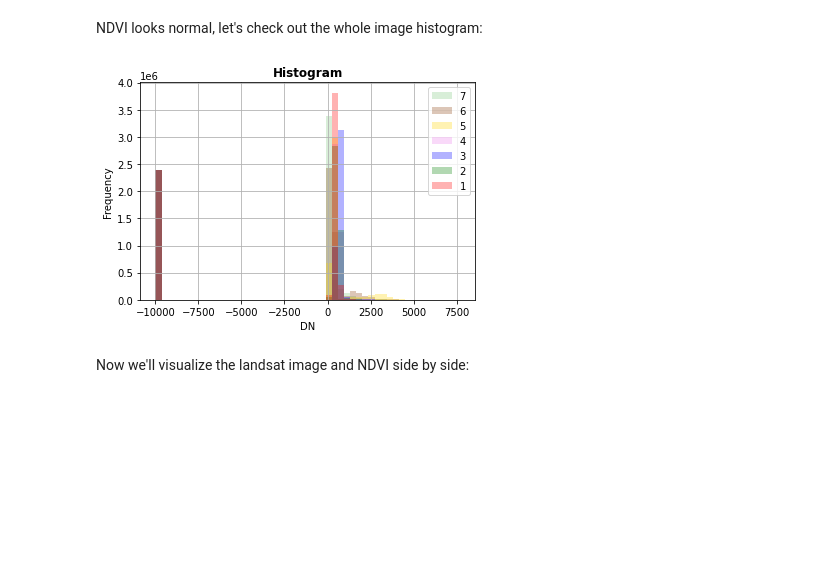
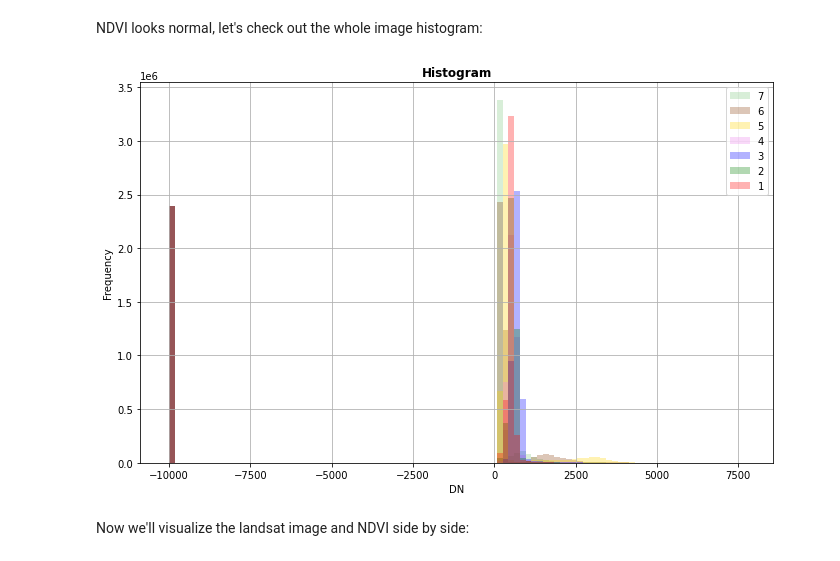
Before and after one commit to mengyuchi/open-geo-tutorial, a Jupyter notebook: notebooks/chapter_6_neural_networks.ipynb, the cells around one changed output. Drawn from its saved outputs; the diff is of its cells as text; code cells hidden in the pictures; blank space fills up the shorter version.

```diff
--- a/notebooks/chapter_6_neural_networks.ipynb
+++ b/notebooks/chapter_6_neural_networks.ipynb
@@ -421,9 +481,22 @@ fig.show()
 # %% [markdown]
 NDVI looks normal, let's check out the whole image histogram:
 # %%
-rasterio.plot.show_hist(landsat_dataset.read([1,2,3,4,5,6,7]), bins=50, histtype='stepfilled', lw=0.0, stacked=False, alpha=0.3)
+figure, axs = plt.subplots(figsize=(1.62*7,7))
+
+rasterio.plot.show_hist(landsat_dataset.read([1,2,3,4,5,6,7]),
+                        bins=100,
+                        histtype='stepfilled',
+                        lw=0.0,
+                        stacked=False,
+                        alpha=0.3,
+                        ax = axs,
+                        title="Histogram",
+                        label=[1,2,3,4,5,6,7]
+                       )
+axs.set_xlabel('DN')
+_ = axs.set_ylabel('Frequency')
 # %% [output]
-[figure, old version]
+[figure, new version]
 # %% [markdown]
 Now we'll visualize the landsat image and NDVI side by side:
 # %%
```
Also changed, not shown: parts of 77 cells of this notebook.
